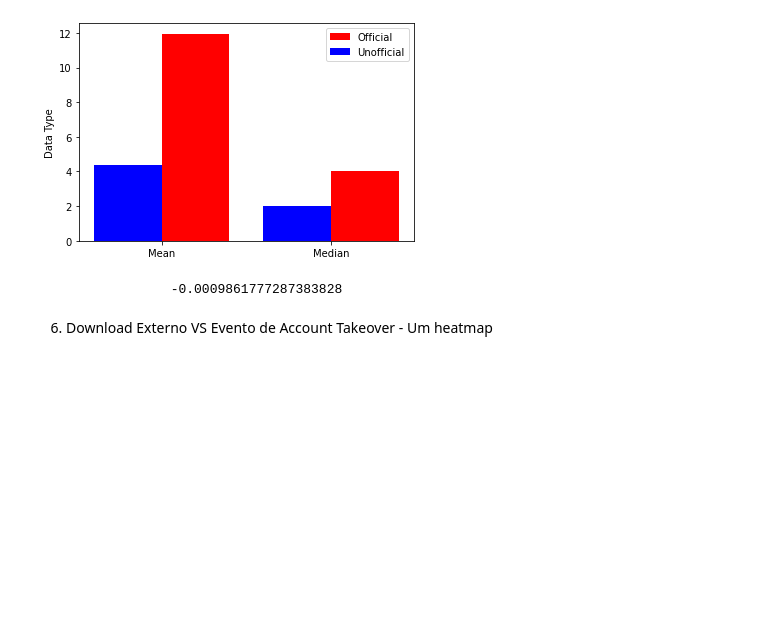
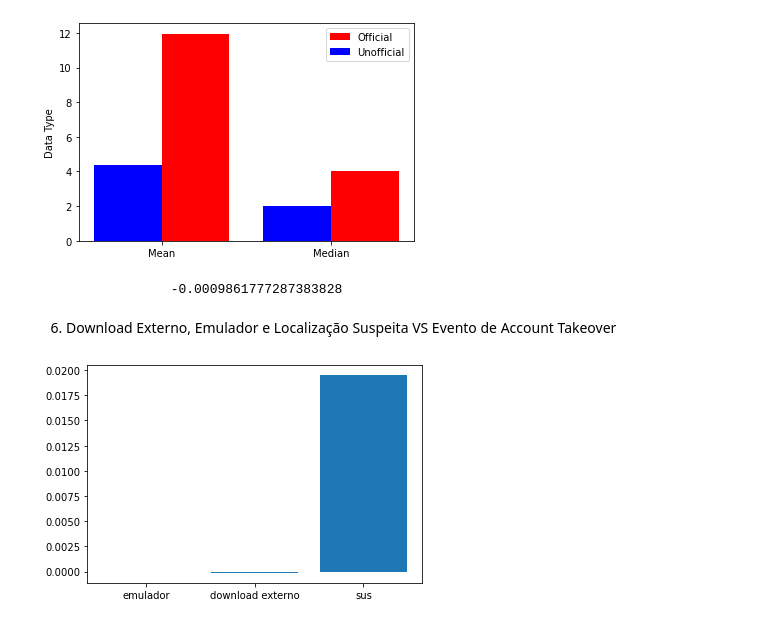
Before and after one commit to mrdedede/Incognia-Project, a Jupyter notebook: graficos.ipynb, the cells around one changed output. Cells and saved outputs as stored; diff of their text form; code cells hidden in the pictures; blank space fills up the shorter version.

```diff
--- a/graficos.ipynb
+++ b/graficos.ipynb
@@ -301,4 +301,4 @@ unofficial_installing(logins_copy)
 [figure]
                  -0.0009861777287383828
 # %% [markdown]
-6. Download Externo VS Evento de Account Takeover - Um heatmap
+6. Download Externo, Emulador e Localização Suspeita VS Evento de Account Takeover
@@ -315,0 +305,11 @@ external_vs_ato(logins_copy)
+# %%
+def external_vs_ato(logins):
+    correlacoes = np.array([logins['is_emulator'].corr(logins['ato']),
+                            logins['external_download'].corr(logins['ato']),
+                            logins['suspicious_location'].corr(logins['ato'])])
+    plt.figure()
+    plt.bar(['emulador', 'download externo', 'sus'], correlacoes)
+
+external_vs_ato(logins_copy)
+# %% [output]
+[figure, added]
```
Also changed, not shown: parts of 4 cells of this notebook, 1 other file.
